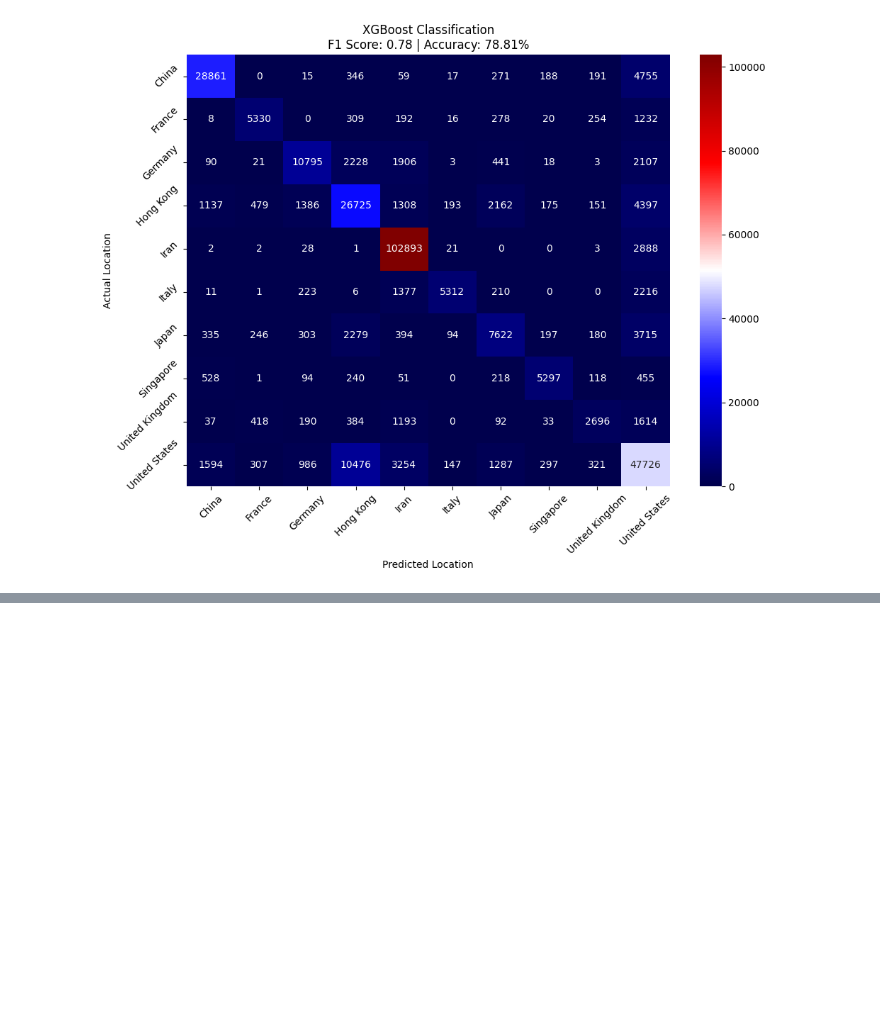
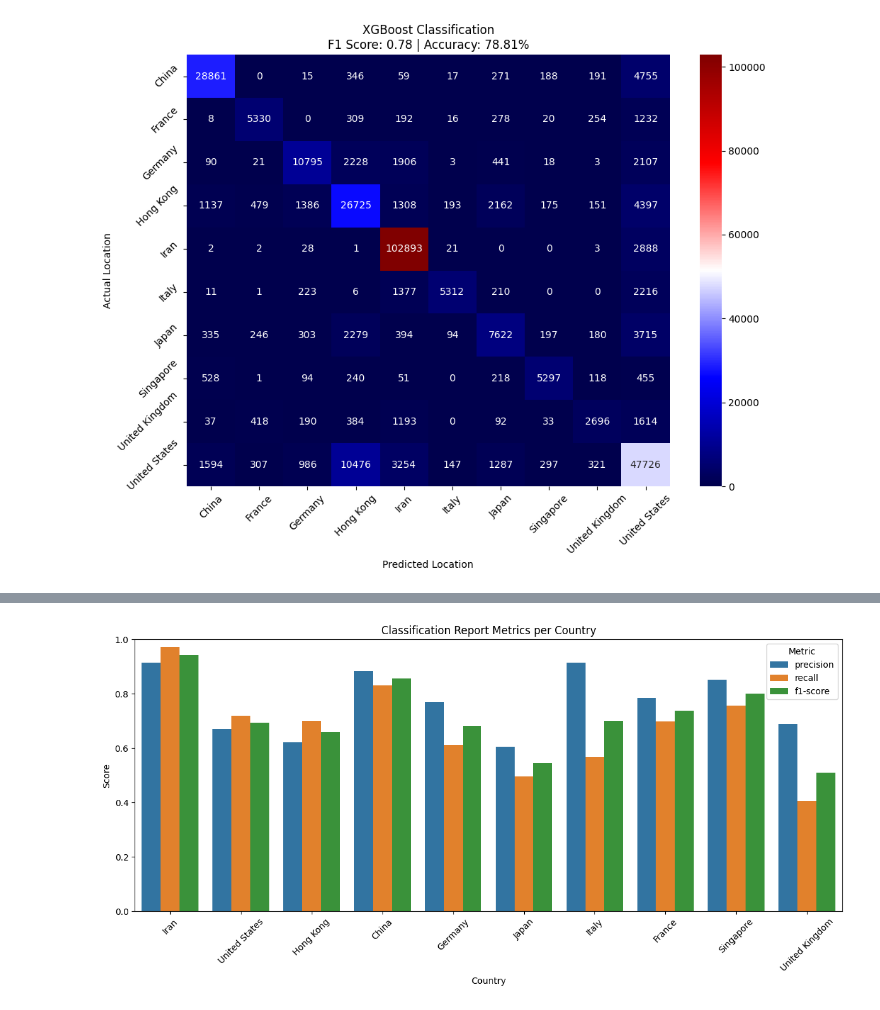
Before and after one commit to Totally-Kyle/The-CyberChase, a Jupyter notebook: CyberCrimePredicitionModel/MODEL.ipynb, the cells around one changed output, grey strips where cells are left out. Drawn from its saved outputs; the diff is of its cells as text; code cells hidden in the pictures; blank space fills up the shorter version.

```diff
--- a/CyberCrimePredicitionModel/MODEL.ipynb
+++ b/CyberCrimePredicitionModel/MODEL.ipynb
@@ -329,3 +329,22 @@ plt.tight_layout()
 plt.show()
 # %% [output]
 [figure]
+# %%
+from sklearn.metrics import classification_report
+import matplotlib.pyplot as plt
+import seaborn as sns
+import pandas as pd
+
+# Get classification report as dict
+report_dict = classification_report(y_test, y_pred, output_dict=True)
+
+# Convert to DataFrame and remove unwanted rows
+report_df = pd.DataFrame(report_dict).T.drop(['accuracy', 'macro avg', 'weighted avg'])
+
+# Reset index so 'country' becomes a column
+report_df.reset_index(inplace=True)
+report_df.rename(columns={'index': 'Country'}, inplace=True)
+
+report_df_sorted = report_df.sort_values(by='support', ascending=False)
+
+report_df_sorted
@@ -331,0 +363,16 @@ plt.show()
+# %%
+# Melt DataFrame for seaborn (long format)
+melted_df = report_df_sorted.melt(id_vars='Country', value_vars=['precision', 'recall', 'f1-score'],
+                           var_name='Metric', value_name='Score')
+
+# Plot
+plt.figure(figsize=(12, 6))
+sns.barplot(data=melted_df, x='Country', y='Score', hue='Metric')
+plt.title("Classification Report Metrics per Country")
+plt.xticks(rotation=45)
+plt.ylim(0, 1)
+plt.legend(title='Metric')
+plt.tight_layout()
+plt.show()
+# %% [output]
+[figure, added]
```
Also changed, not shown: parts of 1 cell of this notebook, 1 other file.
